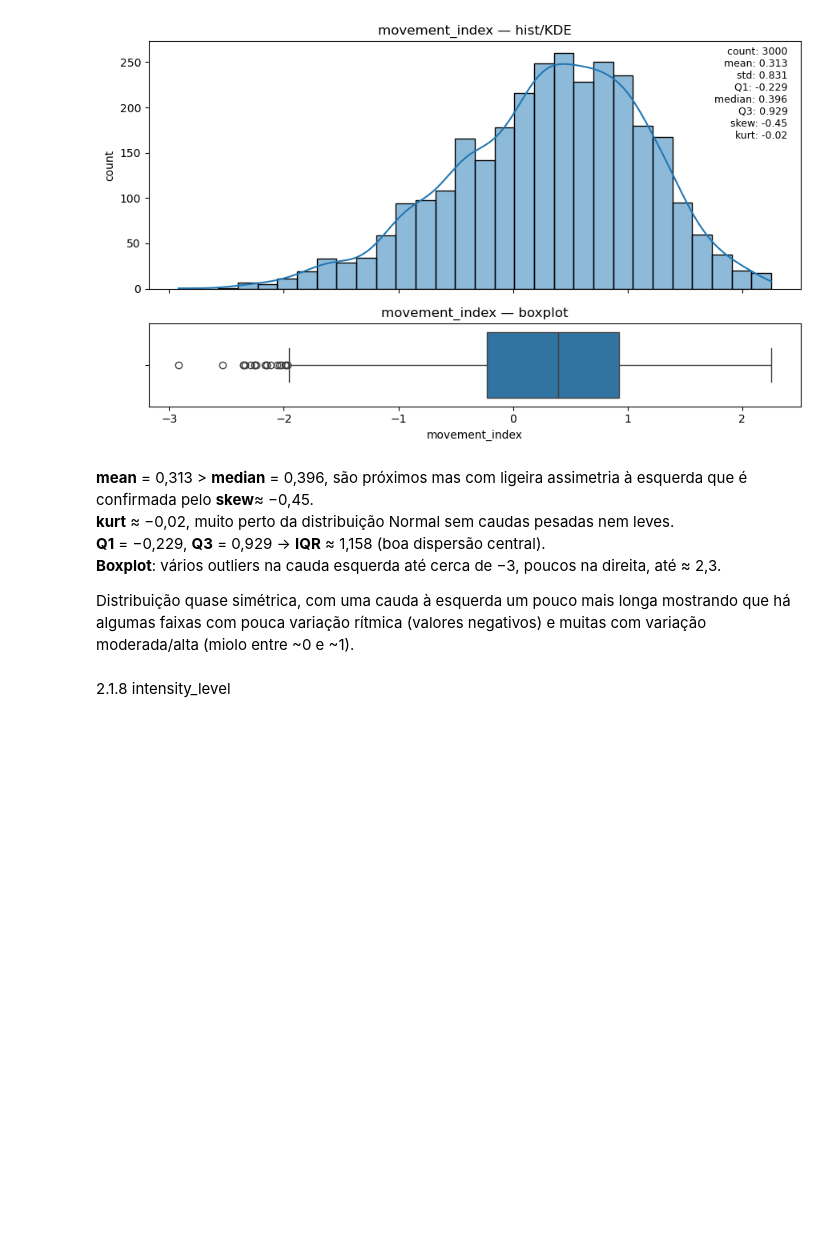
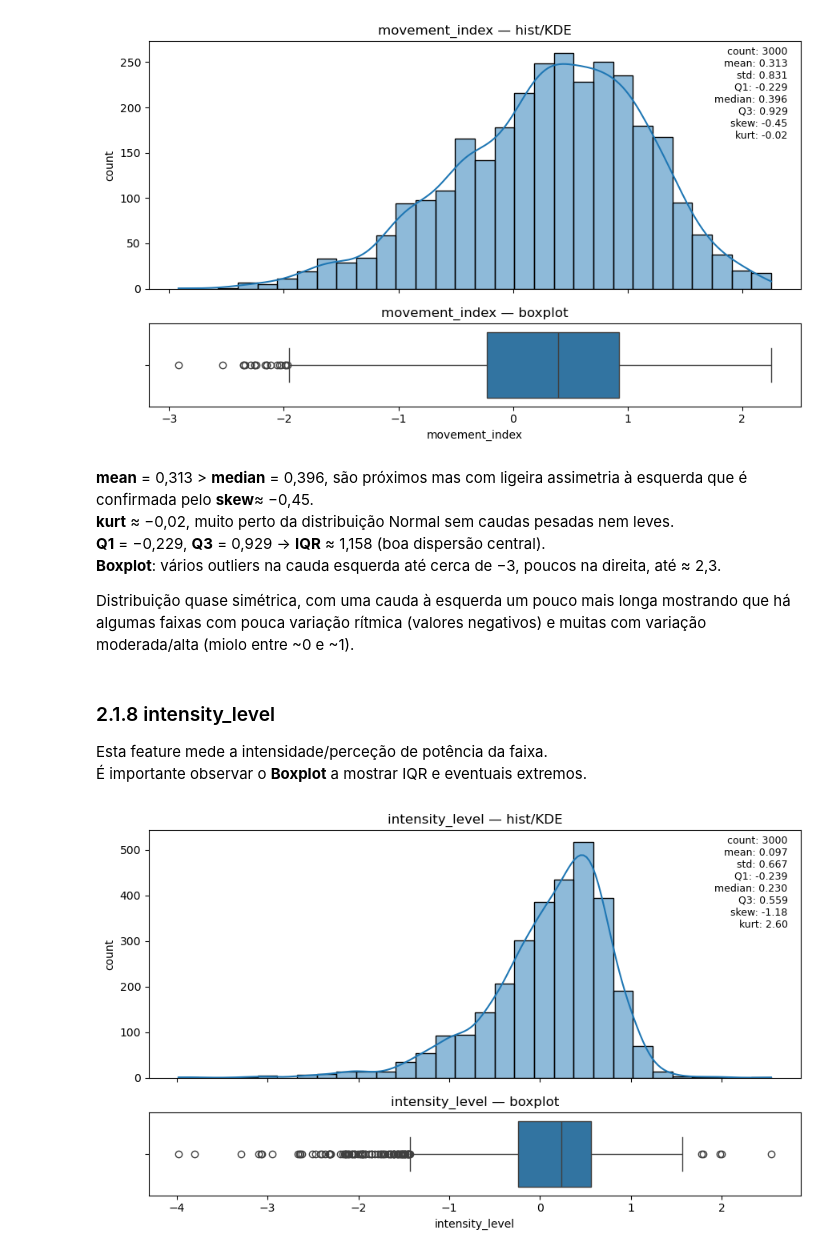
Before and after one commit to RenatoFerreira1240605/APRAU_EFG_B_1240605_1190995, a Jupyter notebook: Assignment_Part1.ipynb, the cells around one changed output. Cells and saved outputs as stored; diff of their text form; code cells hidden in the pictures; blank space fills up the shorter version.

Commit message:
feat(eda): add univariate analyses for intensity_level, verbal_density, positivity_index and signal_power that Includes hist+KDE, boxplot, and on-plot stats.

```diff
--- a/Assignment_Part1.ipynb
+++ b/Assignment_Part1.ipynb
@@ -759,4 +759,50 @@ plt.show()
 
 Distribuição quase simétrica, com uma cauda à esquerda um pouco mais longa mostrando que há algumas faixas com pouca variação rítmica (valores negativos) e muitas com variação moderada/alta (miolo entre ~0 e ~1).
 # %% [markdown]
-2.1.8 intensity_level
+### 2.1.8 intensity_level
+
+Esta feature mede a intensidade/perceção de potência da faixa.
+É importante observar o **Boxplot** a mostrar IQR e eventuais extremos.
+# %%
+col = "intensity_level"
+x = df[col].dropna().astype(float)
+
+# --- estatísticas básicas ---
+count  = x.size
+mean   = x.mean()
+std    = x.std(ddof=1)
+q1     = x.quantile(0.25)
+median = x.quantile(0.50)
+q3     = x.quantile(0.75)
+skew   = x.skew()
+kurt   = x.kurtosis()
+
+stats_txt = (
+    f"count: {count}\n"
+    f"mean: {mean:.3f}\n"
+    f"std: {std:.3f}\n"
+    f"Q1: {q1:.3f}\n"
+    f"median: {median:.3f}\n"
+    f"Q3: {q3:.3f}\n"
+    f"skew: {skew:.2f}\n"
+    f"kurt: {kurt:.2f}"
+)
+
+# --- figura com hist+KDE (topo) e boxplot (baixo) ---
+fig, (ax1, ax2) = plt.subplots(
+    2, 1, figsize=(9, 5.5), gridspec_kw={"height_ratios": [3, 1]}, sharex=True
+)
+
+# Histograma + KDE
+sns.histplot(x, bins=30, kde=True, ax=ax1)
+ax1.set(title=f"{col} — hist/KDE", ylabel="count")
+ax1.text(0.98, 0.98, stats_txt, transform=ax1.transAxes,
+         ha="right", va="top", fontsize=9)
+
+# Boxplot
+sns.boxplot(x=x, ax=ax2)
+ax2.set(title=f"{col} — boxplot", xlabel=col, ylabel="")
+plt.tight_layout()
+plt.show()
+# %% [output]
+[figure, added]
```
Also changed, not shown: parts of 10 cells of this notebook.
